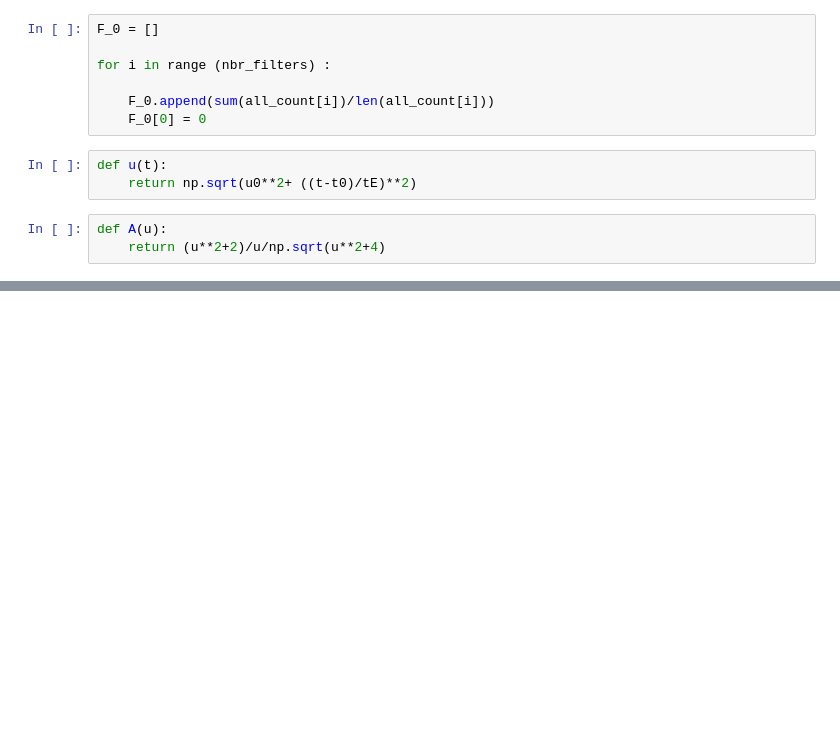
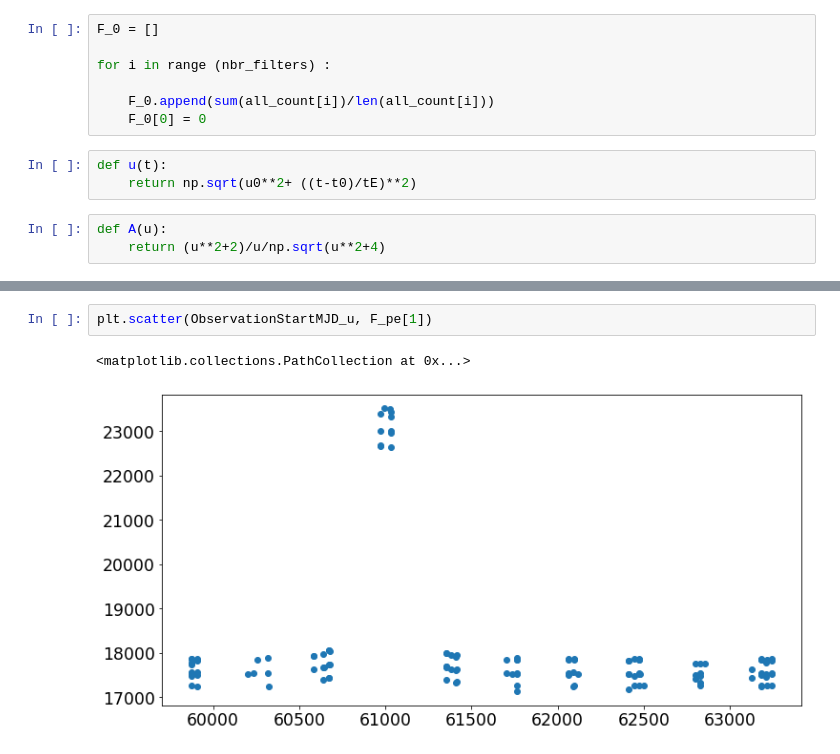
Before and after one commit to sylvielsstfr/StageM12021, a Jupyter notebook: notebooks Damien/Fit flux et amplitude .ipynb, the cells around one changed output, grey strips where cells are left out. Drawn from its saved outputs; the diff is of its cells as text; blank space fills up the shorter version.

```diff
--- a/notebooks Damien/Fit flux et amplitude .ipynb
+++ b/notebooks Damien/Fit flux et amplitude .ipynb
@@ -581,3 +605,8 @@ plt.scatter(ObservationStartMJD_u, S_pe[1])
+# %%
+plt.scatter(ObservationStartMJD_u, F_pe[1])
+# %% [output]
+<matplotlib.collections.PathCollection at 0x...>
+[figure, added]
 # %%
 #Randomize parameters
 
```
Also changed, not shown: parts of 18 cells of this notebook, 1 other file.
